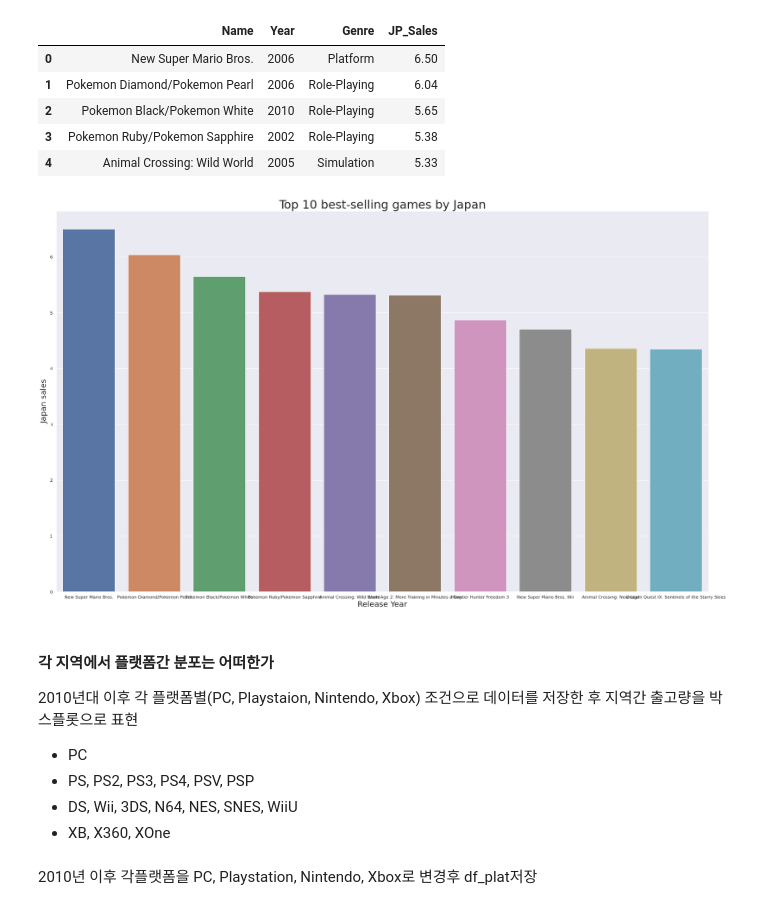
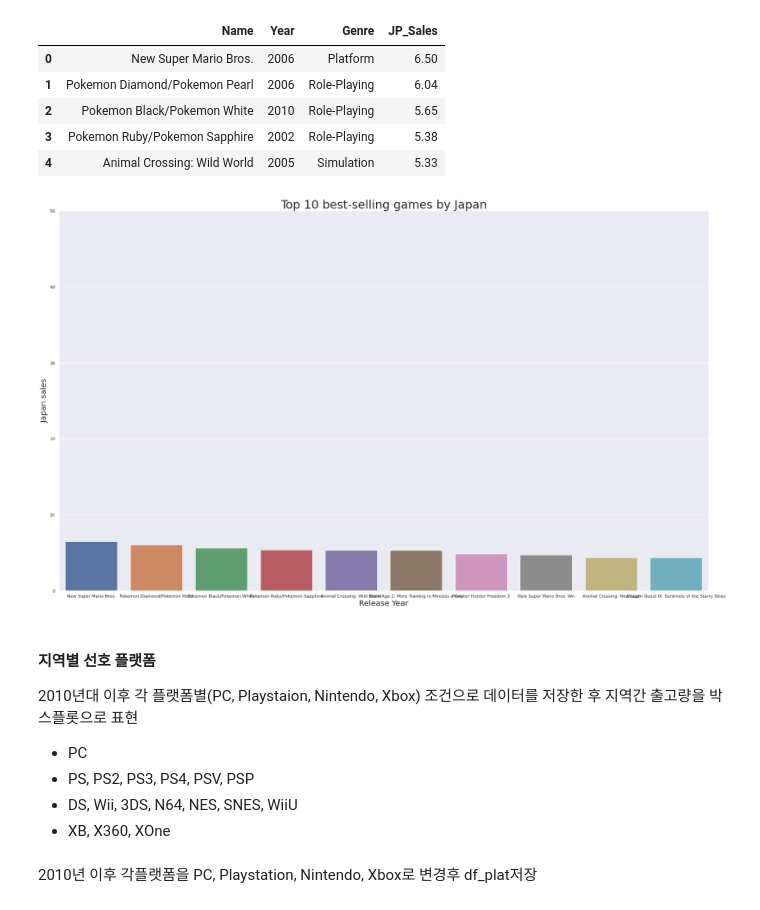
Before and after one commit to Jeongho-K/Section-Project, a Jupyter notebook: Section 1/AI_14_김정호_Section1.ipynb, the cells around one changed output. Drawn from its saved outputs; the diff is of its cells as text; code cells hidden in the pictures.

```diff
--- a/Section 1/AI_14_김정호_Section1.ipynb
+++ b/Section 1/AI_14_김정호_Section1.ipynb
@@ -942,15 +944,16 @@ df_sortedJP.head()
 # %%
 plt.figure(figsize=(30, 18))
 sns.barplot(x='Name', y='JP_Sales', data=df_sortedJP)
 
 plt.title("Top 10 best-selling games by Japan", fontsize=30)
+plt.ylim(0, 50)
 plt.xlabel("Release Year", fontsize=20)
 plt.ylabel("Japan sales", fontsize=20)
 plt.show()
 # %% [output]
-[figure, old version]
+[figure, new version]
 # %% [markdown]
-#### 각 지역에서 플랫폼간 분포는 어떠한가
+#### 지역별 선호 플랫폼
 2010년대 이후 각 플랫폼별(PC, Playstaion, Nintendo, Xbox) 조건으로 데이터를 저장한 후 지역간 출고량을 박스플롯으로 표현
 * PC
 * PS, PS2, PS3, PS4, PSV, PSP
```
Also changed, not shown: parts of 5 cells of this notebook.
